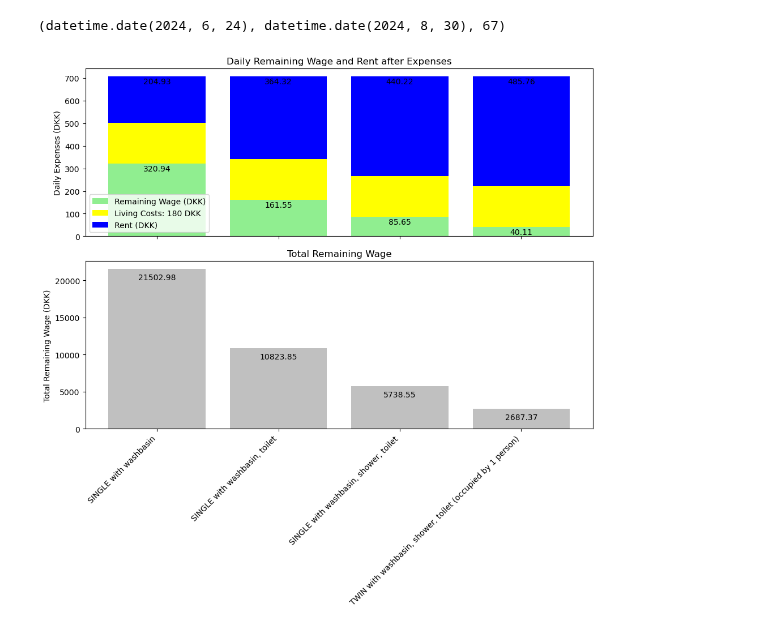
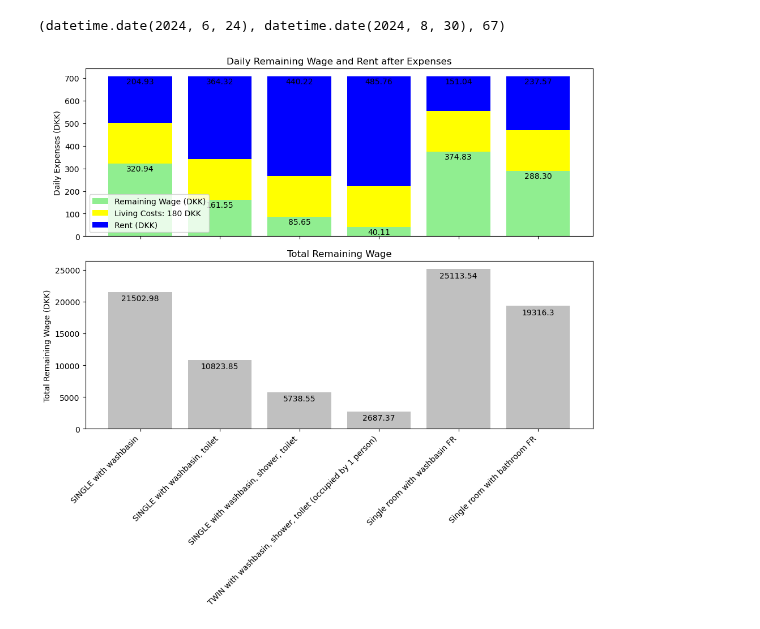
Before and after one commit to sewerininc/poetry_envs, a Jupyter notebook: CERN Pricing .ipynb, the cells around one changed output. Drawn from its saved outputs; the diff is of its cells as text; code cells hidden in the pictures.

```diff
--- a/CERN Pricing .ipynb
+++ b/CERN Pricing .ipynb
@@ -10,6 +10,9 @@ arival_date, departure_date, total_days
 # %%
 import matplotlib.pyplot as plt
 import numpy as np
+
+# Conversion rate from CHF to DKK (1 CHF = 7.5 DKK)
+conversion_rate = 7.59
 
 # Prices in CHF
 prices_chf = {
@@ -18,11 +21,10 @@ prices_chf = {
     #  "TWIN with washbasin, shower, toilet (if occupied by 2 persons)": 38.50,
     "SINGLE with washbasin, toilet": 48,
     "SINGLE with washbasin, shower, toilet": 58,
-     "TWIN with washbasin, shower, toilet (occupied by 1 person)": 64
+     "TWIN with washbasin, shower, toilet (occupied by 1 person)": 64,
+    "Single room with washbasin FR": 19.90,
+    "Single room with bathroom FR": 31.30
 }
-
-# Conversion rate from CHF to DKK (1 CHF = 7.5 DKK)
-conversion_rate = 7.59
 
 # Available wage in CHF
 wage_chf = 93
@@ -61,31 +63,31 @@ for bar, bar2val in zip(bars1, bars2):
              f'{bar2val.get_height():.2f}', ha='center', va='bottom', color='black')
 
 
 # Plot horizontal line for available wage after expenses
 ax1.set_title('Daily Remaining Wage and Rent after Expenses')
 ax1.set_ylabel('Daily Expenses (DKK)')
 ax1.legend(loc="lower left")
 
 total_values = [wave * total_days for wave in remaining_wages_dkk_extra]
 
 bars3 = ax2.bar(remaining_wages_dkk.keys(), total_values, color='silver')
 ax2.set_title('Total Remaining Wage')
 ax2.set_ylabel('Total Remaining Wage (DKK)')
 
 # Manually adjust tick labels position
 ax2.set_xticks(range(len(remaining_wages_dkk)))
 ax2.set_xticklabels(remaining_wages_dkk.keys(), rotation=45, ha='right')
 
 # Annotate value over each histogram bin
 for bar in bars3:
     height = bar.get_height()
     ax2.annotate('{}'.format(round(height, 2)),
                  xy=(bar.get_x() + bar.get_width() / 2, height - 2000),
                  xytext=(0, 3),  # 3 points vertical offset
                  textcoords="offset points",
                  ha='center', va='bottom')
 
 plt.tight_layout()
 plt.show()
 # %% [output]
-[figure, old version]
+[figure, new version]
```
Also changed, not shown: 4 other files.
